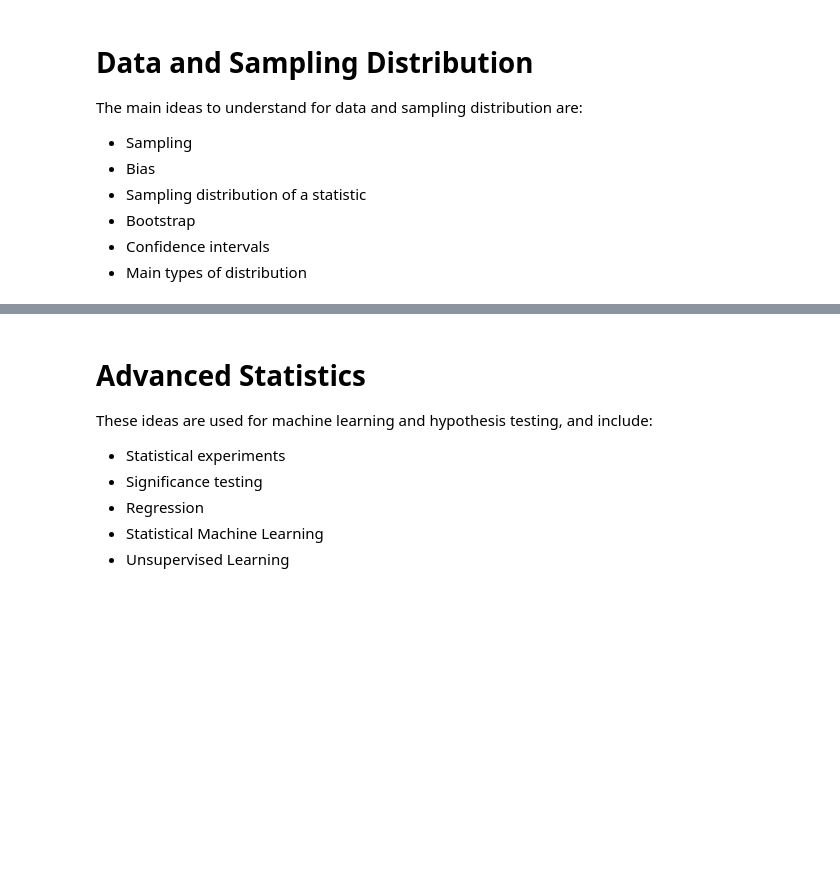
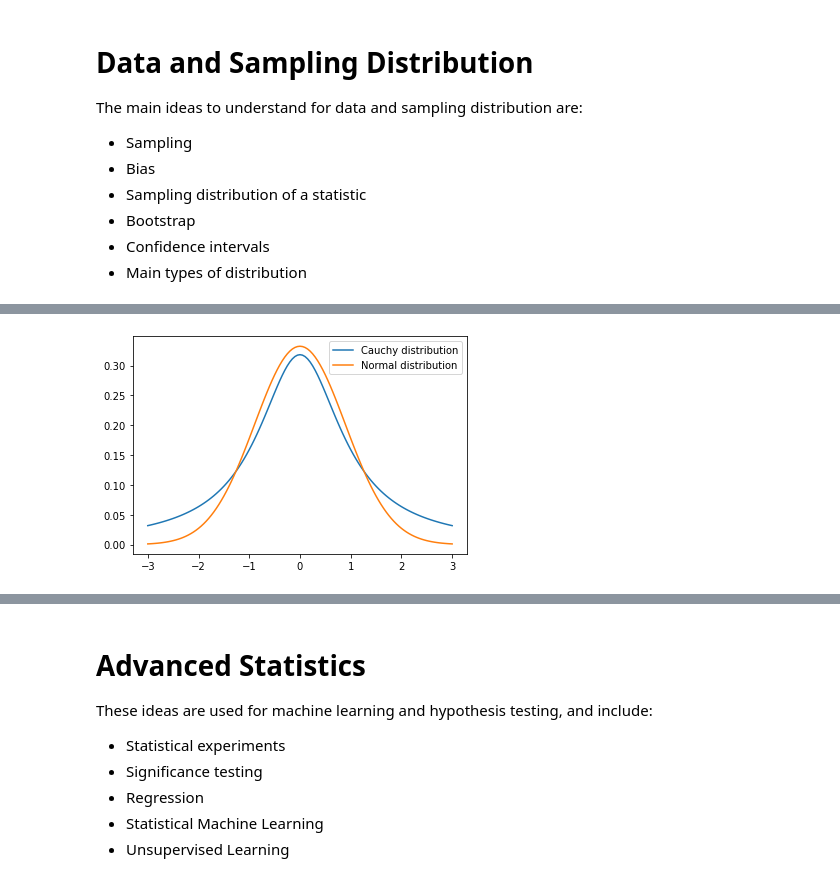
Before and after one commit to pineconesalt/Mathematical-musings, a Jupyter notebook: Simple Statistics for Data Analysis.ipynb, the cells around one changed output, grey strips where cells are left out. Drawn from its saved outputs; the diff is of its cells as text; code cells hidden in the pictures; blank space fills up the shorter version.

```diff
--- a/Simple Statistics for Data Analysis.ipynb
+++ b/Simple Statistics for Data Analysis.ipynb
@@ -176,0 +163,25 @@ Understand basics but Bootstrap can do all these things
+# %%
+import numpy as np
+import matplotlib.pyplot as plt
+import math
+
+def curves(min,max):
+    ''' takes in a range and plots a cauchy and normal distribution curve'''
+    step = min
+    x = []
+    y_cauchy = []
+    y_norm = []
+    while step <= max:
+        x.append(step)
+        y_cauchy.append(1/(math.pi*(1+step**2)))
+        y_norm.append(1/((0.4*(2*math.pi*3**2)**(0.5)))*math.exp(-(step)**2/(0.4*2**2)))
+        step+=0.05
+
+    plt.plot(x, y_cauchy, label = 'Cauchy distribution')
+    plt.plot(x, y_norm, label = 'Normal distribution')
+    plt.legend()
+    plt.show()
+
+curves(-3,3)
+# %% [output]
+[figure, added]
```
Also changed, not shown: parts of 6 cells of this notebook.
